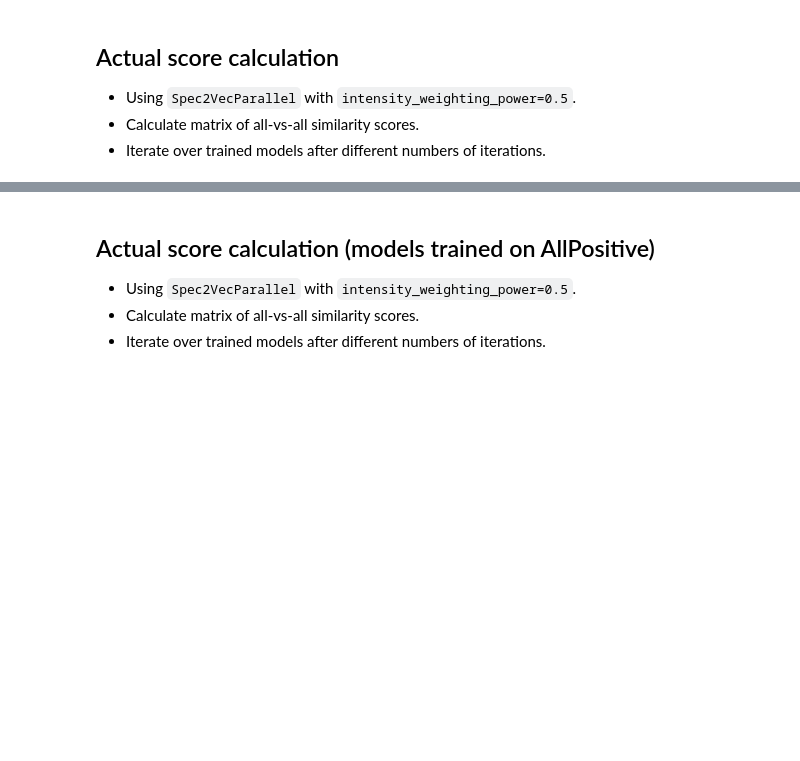
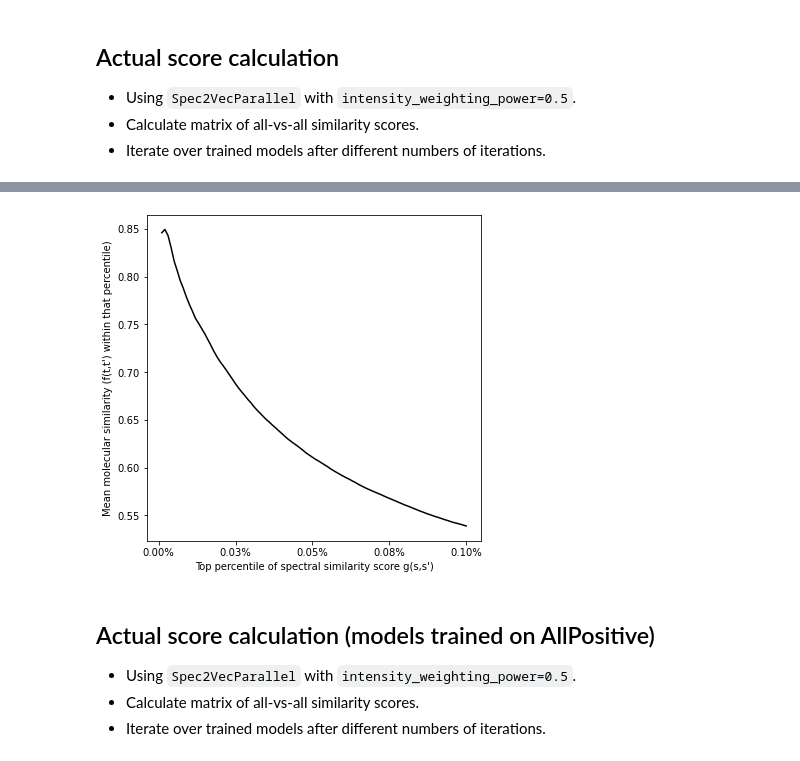
Before and after one commit to iomega/spec2vec, a Jupyter notebook: notebooks/iomega-workflow-5b-compare_model_iterations.ipynb, the cells around one changed output, grey strips where cells are left out. Cells and saved outputs as stored; diff of their text form; code cells hidden in the pictures; blank space fills up the shorter version.

```diff
--- a/notebooks/iomega-workflow-5b-compare_model_iterations.ipynb
+++ b/notebooks/iomega-workflow-5b-compare_model_iterations.ipynb
@@ -118,3 +124,29 @@ for iteration in [1, 5, 10, 15, 20, 25, 30]:
+# %%
+filename = "spec2vec_UniqueInchikeys_ratio05_filtered.model".format(iteration)
+model_file = os.path.join(path_models, filename)
+
+iteration = 100
+
+# Load pretrained model
+model = gensim.models.Word2Vec.load(model_file)
+
+# Score calculations
+spec2vec_similarity = Spec2VecParallel(model, intensity_weighting_power=0.5)
+similarity_matrix = spec2vec_similarity(documents, documents)
+
+# Compare to reference scores
+percentile_spec2vec_2dec_AllPos = plot_precentile(matrix_similarities_fingerprint_daylight,
+                                                  similarity_matrix,
+                                                  num_bins=100, show_top_percentile=0.1,
+                                                  ignore_diagonal=True)
+
+filename = os.path.join(path_data, "percentile_spec2vec_2dec_UniqueInchikeys_iter_{}.npy".format(iteration))
+np.save(filename, percentile_spec2vec_2dec_AllPos)
+
+filename = os.path.join(path_data, "similarities_spec2vec_2dec_UniqueInchikeys_iter_{}.npy".format(iteration))
+np.save(filename, similarity_matrix)
+# %% [output]
+[figure, added]
 # %% [markdown]
 ## Actual score calculation (models trained on AllPositive)
 + Using ``Spec2VecParallel`` with ``intensity_weighting_power=0.5``.
```
Also changed, not shown: parts of 4 cells of this notebook, 2 other files.
